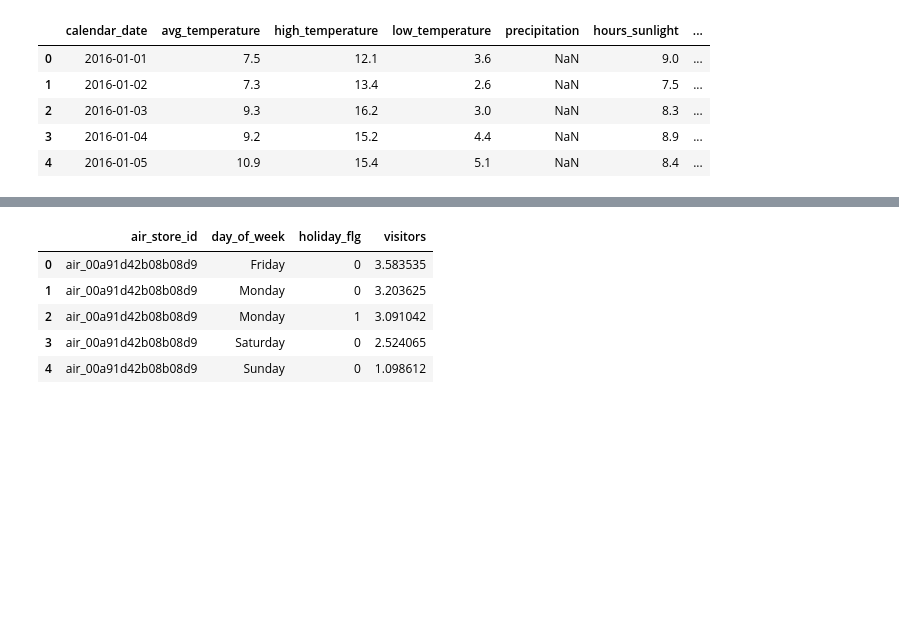
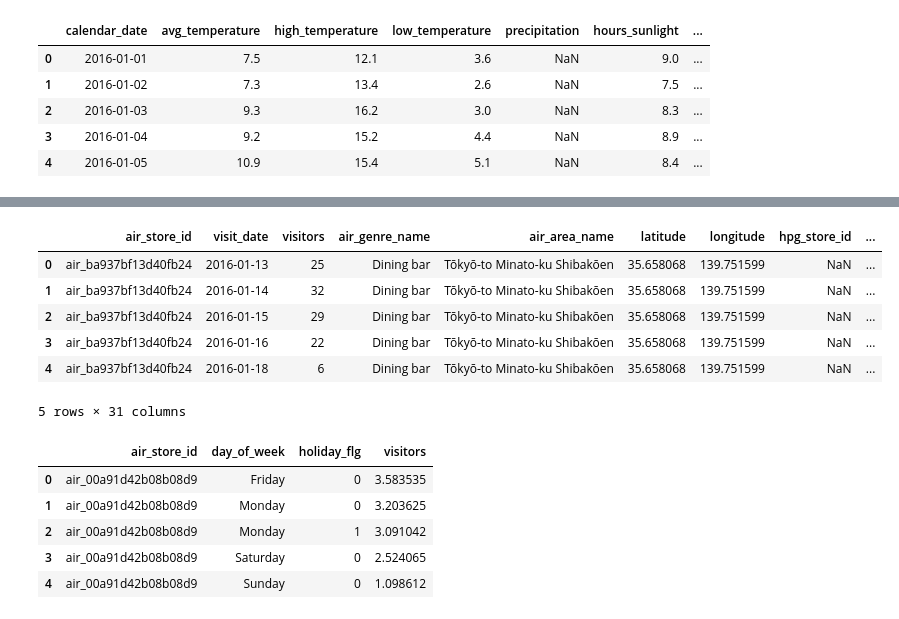
Before and after one commit to EulerFaria/Machine-Learning-Final-Project, a Jupyter notebook: Recruit Restaurant Visitor Forecasting.ipynb, the cells around one changed output, grey strips where cells are left out. Cells and saved outputs as stored; diff of their text form; code cells hidden in the pictures; blank space fills up the shorter version.

```diff
--- a/Recruit Restaurant Visitor Forecasting.ipynb
+++ b/Recruit Restaurant Visitor Forecasting.ipynb
@@ -224 +321,11 @@ Dataset shape: (252108, 20)
+# %%
+data.head()
+# %% [output]
+|  | air_store_id | visit_date | visitors | air_genre_name | air_area_name | latitude | longitude | hpg_store_id | ... |
+| 0 | air_ba937bf13d40fb24 | 2016-01-13 | 25 | Dining bar | Tōkyō-to Minato-ku Shibakōen | 35.658068 | 139.751599 | NaN | ... |
+| 1 | air_ba937bf13d40fb24 | 2016-01-14 | 32 | Dining bar | Tōkyō-to Minato-ku Shibakōen | 35.658068 | 139.751599 | NaN | ... |
+| 2 | air_ba937bf13d40fb24 | 2016-01-15 | 29 | Dining bar | Tōkyō-to Minato-ku Shibakōen | 35.658068 | 139.751599 | NaN | ... |
+| 3 | air_ba937bf13d40fb24 | 2016-01-16 | 22 | Dining bar | Tōkyō-to Minato-ku Shibakōen | 35.658068 | 139.751599 | NaN | ... |
+| 4 | air_ba937bf13d40fb24 | 2016-01-18 | 6 | Dining bar | Tōkyō-to Minato-ku Shibakōen | 35.658068 | 139.751599 | NaN | ... |
+5 rows × 31 columns
 # %%
```
Also changed, not shown: parts of 38 cells of this notebook.
